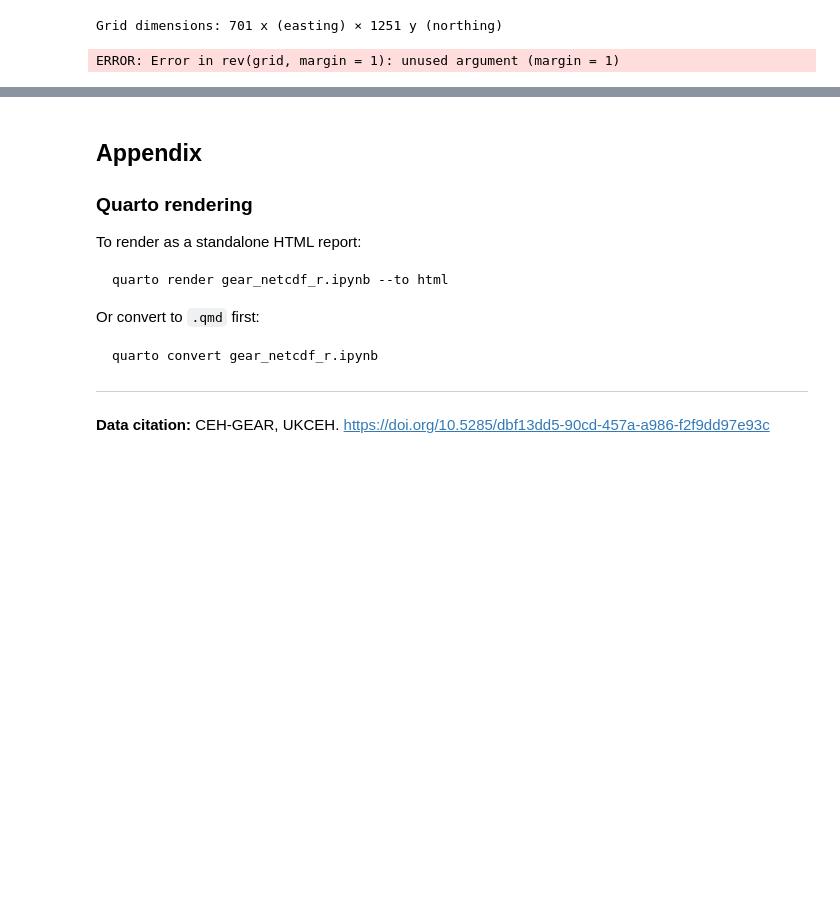
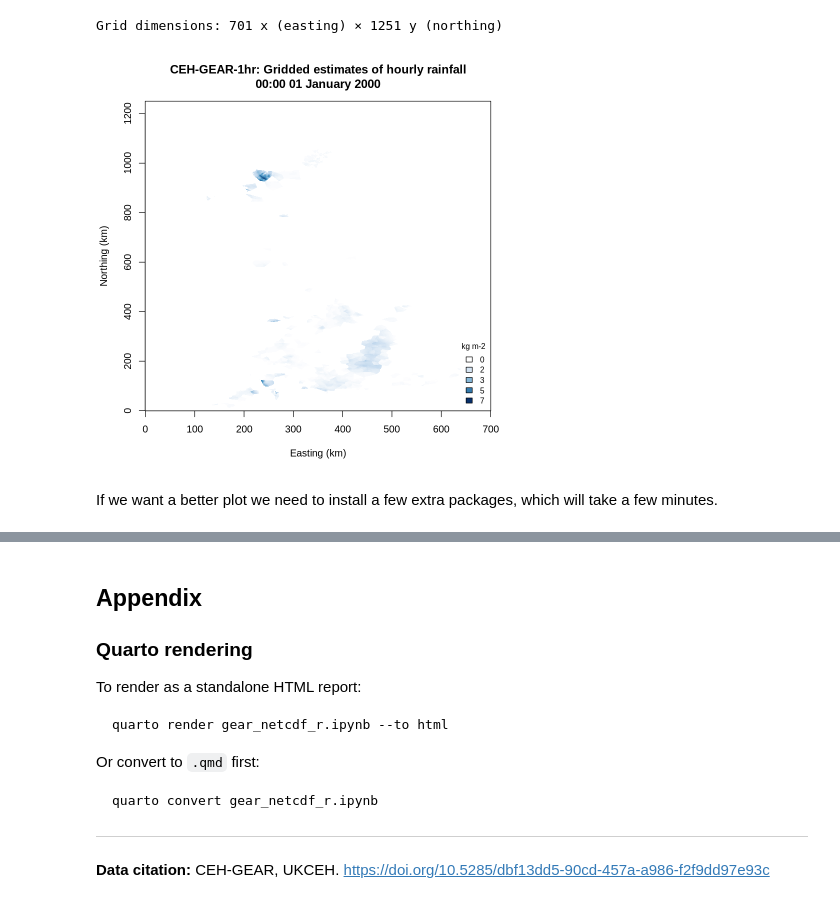
Before and after one commit to NERC-CEH/fdri-gridded-notebooks, a Jupyter notebook: gear_netcdf_r.ipynb, the cells around one changed output, grey strips where cells are left out. Cells and saved outputs as stored; diff of their text form; code cells hidden in the pictures; blank space fills up the shorter version.

Commit message:
Fixed the map plotting

```diff
--- a/gear_netcdf_r.ipynb
+++ b/gear_netcdf_r.ipynb
@@ -283,26 +293,28 @@ Grid dimensions: 701 x (easting) × 1251 y (northing)
 # %%
 # The grid from ncvar_get is [x, y] — we transpose it to [y, x] for image()
 # and flip y so north is at the top (y increases downward in ncvar_get output)
-grid_plot <- grid[nrow(grid):1, ]
+grid_plot <- grid[, ncol(grid):1]
 
 # Colour palette: white → blue
 rain_cols <- colorRampPalette(c("white", "#c6dbef", "#4393c3", "#08306b"))(100)
 
 image(
   x = x / 1000,     # convert metres to km for cleaner axis labels
   y = rev(y) / 1000,
   z = grid_plot,
   col  = rain_cols,
   xlab = "Easting (km)",
   ylab = "Northing (km)",
-  main = paste0("CEH-GEAR-1hr: ", longname, "\n", format(datetimes[t_index], "%B %Y"))
+  main = paste0("CEH-GEAR-1hr: ", longname, "\n", format(datetimes[t_index], "%H:%M %d %B %Y"))
 )
 
 # Simple colourbar using legend
 legend("bottomright",
   legend = round(seq(min(grid, na.rm=TRUE), max(grid, na.rm=TRUE), length.out = 5)),
   fill   = rain_cols[c(1, 25, 50, 75, 100)],
   title  = units, bty = "n", cex = 0.8
 )
 # %% [output]
-ERROR: Error in rev(grid, margin = 1): unused argument (margin = 1)
+[figure, added]
+# %% [markdown]
+If we want a better plot we need to install a few extra packages, which will take a few minutes.
```
Also changed, not shown: parts of 6 cells of this notebook.
